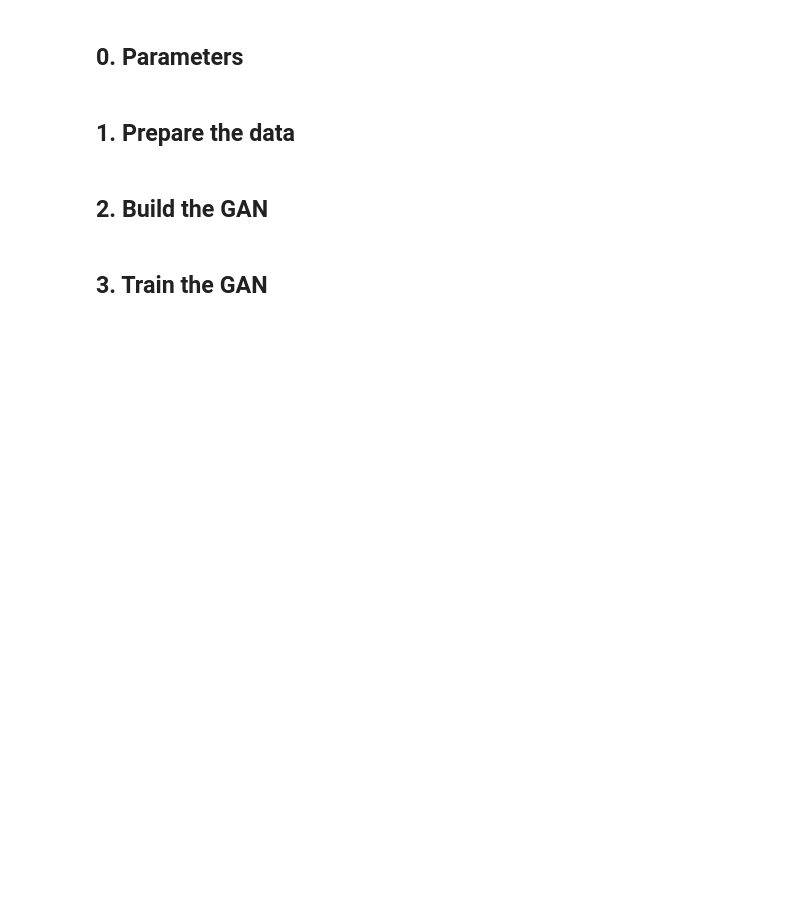
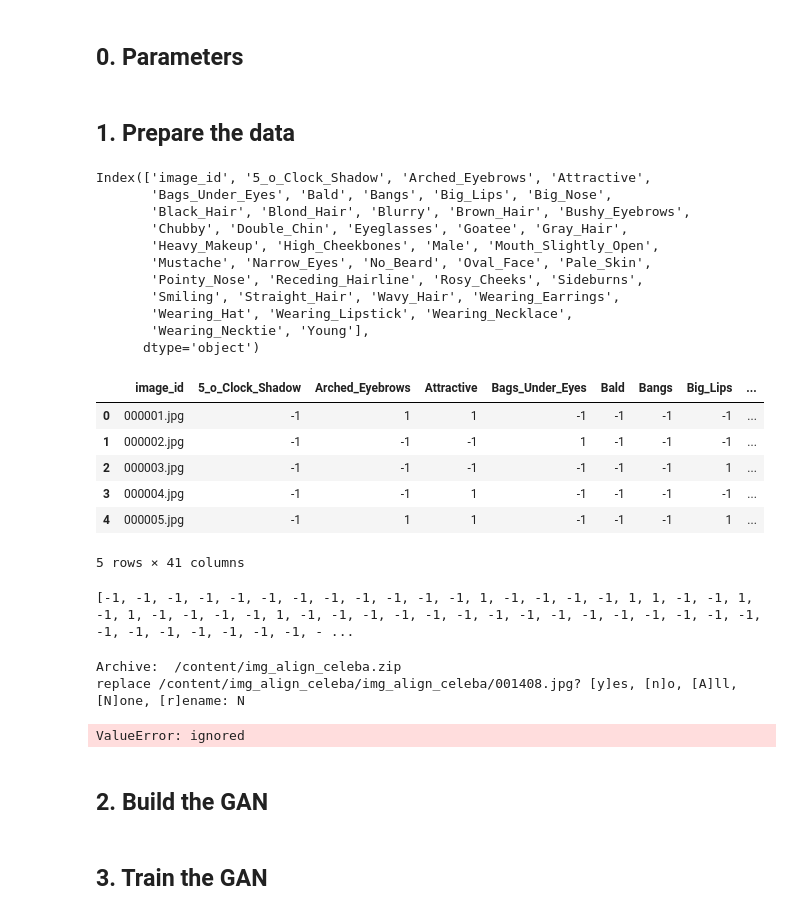
Before and after one commit to kplr-training/Generative-IA, a Jupyter notebook: 3.GAN/cgan.ipynb, the cells around one changed output. Drawn from its saved outputs; the diff is of its cells as text; code cells hidden in the pictures; blank space fills up the shorter version.

```diff
--- a/3.GAN/cgan.ipynb
+++ b/3.GAN/cgan.ipynb
@@ -45,16 +48,40 @@ LABEL = "Blond_Hair"
 ## 1. Prepare the data <a name="prepare"></a>
 # %%
 # Load the label dataset
-attributes = pd.read_csv("/app/data/celeba-dataset/list_attr_celeba.csv")
+attributes = pd.read_csv("list_attr_celeba.csv")
 print(attributes.columns)
 attributes.head()
+# %% [output]
+Index(['image_id', '5_o_Clock_Shadow', 'Arched_Eyebrows', 'Attractive',
+       'Bags_Under_Eyes', 'Bald', 'Bangs', 'Big_Lips', 'Big_Nose',
+       'Black_Hair', 'Blond_Hair', 'Blurry', 'Brown_Hair', 'Bushy_Eyebrows',
+       'Chubby', 'Double_Chin', 'Eyeglasses', 'Goatee', 'Gray_Hair',
+       'Heavy_Makeup', 'High_Cheekbones', 'Male', 'Mouth_Slightly_Open',
+       'Mustache', 'Narrow_Eyes', 'No_Beard', 'Oval_Face', 'Pale_Skin',
+       'Pointy_Nose', 'Receding_Hairline', 'Rosy_Cheeks', 'Sideburns',
+       'Smiling', 'Straight_Hair', 'Wavy_Hair', 'Wearing_Earrings',
+       'Wearing_Hat', 'Wearing_Lipstick', 'Wearing_Necklace',
+       'Wearing_Necktie', 'Young'],
+      dtype='object')
+|  | image_id | 5_o_Clock_Shadow | Arched_Eyebrows | Attractive | Bags_Under_Eyes | Bald | Bangs | Big_Lips | ... |
+| 0 | 000001.jpg | -1 | 1 | 1 | -1 | -1 | -1 | -1 | ... |
+| 1 | 000002.jpg | -1 | -1 | -1 | 1 | -1 | -1 | -1 | ... |
+| 2 | 000003.jpg | -1 | -1 | -1 | -1 | -1 | -1 | 1 | ... |
+| 3 | 000004.jpg | -1 | -1 | 1 | -1 | -1 | -1 | -1 | ... |
+| 4 | 000005.jpg | -1 | 1 | 1 | -1 | -1 | -1 | 1 | ... |
+5 rows × 41 columns
 # %%
 # Load the data
 labels = attributes[LABEL].tolist()
 int_labels = [x if x == 1 else 0 for x in labels]
+print(labels)
+print(int_labels)
+# %% [output]
+[-1, -1, -1, -1, -1, -1, -1, -1, -1, -1, -1, -1, 1, -1, -1, -1, -1, 1, 1, -1, -1, 1, -1, 1, -1, -1, -1, -1, 1, -1, -1, -1, -1, -1, -1, -1, -1, -1, -1, -1, -1, -1, -1, -1, -1, -1, -1, -1, -1, -1, -1, - ...
 # %%
+!unzip /content/img_align_celeba.zip -d /content/img_align_celeba
 train_data = utils.image_dataset_from_directory(
-    "/app/data/celeba-dataset/img_align_celeba",
+    "/content/img_align_celeba",
     labels=int_labels,
     color_mode="rgb",
     image_size=(IMAGE_SIZE, IMAGE_SIZE),
@@ -63,6 +90,10 @@ train_data = utils.image_dataset_from_directory(
     seed=42,
     interpolation="bilinear",
 )
+# %% [output]
+Archive:  /content/img_align_celeba.zip
+replace /content/img_align_celeba/img_align_celeba/001408.jpg? [y]es, [n]o, [A]ll, [N]one, [r]ename: N
+ValueError: ignored
 # %%
 # Preprocess the data
 def preprocess(img):
```
Also changed, not shown: parts of 1 cell of this notebook.
